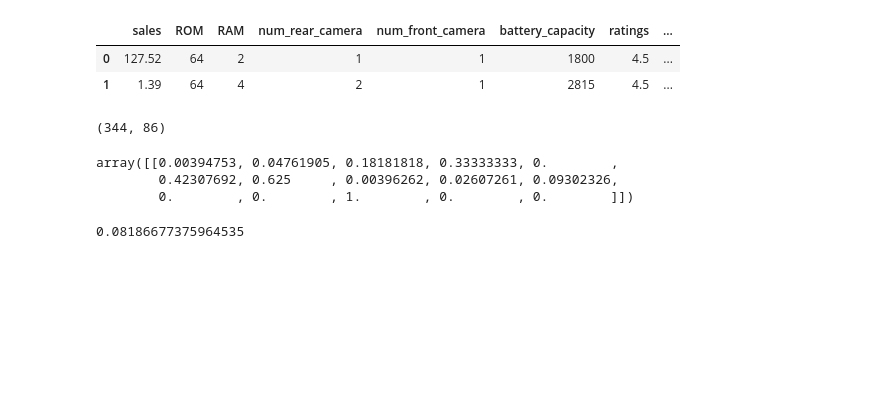
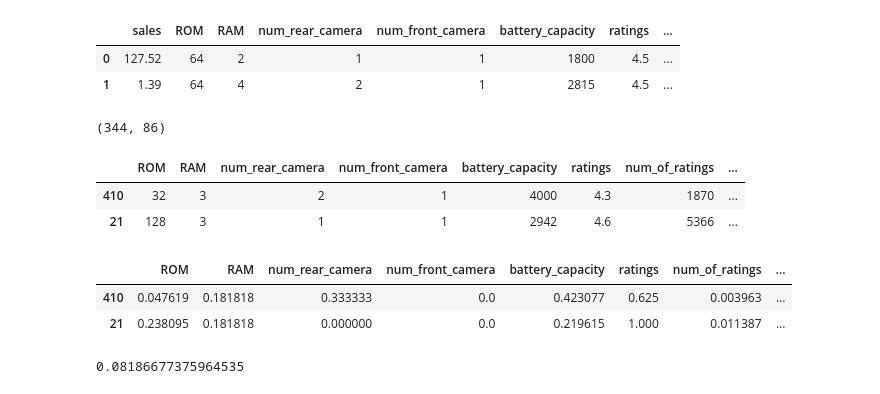
Before and after one commit to smjune/ipynb, a Jupyter notebook: dessa/set_03_answer.ipynb, the cells around one changed output. Cells and saved outputs as stored; diff of their text form; code cells hidden in the pictures; blank space fills up the shorter version.

```diff
--- a/dessa/set_03_answer.ipynb
+++ b/dessa/set_03_answer.ipynb
@@ -108,5 +135,11 @@ df_train, df_test = train_test_split(df_q3_dum, train_size = 0.8,
 len(df_train), len(df_test)
 # %% [output]
 (344, 86)
+# %%
+df_train.head(2)
+# %% [output]
+|  | ROM | RAM | num_rear_camera | num_front_camera | battery_capacity | ratings | num_of_ratings | ... |
+| 410 | 32 | 3 | 2 | 1 | 4000 | 4.3 | 1870 | ... |
+| 21 | 128 | 3 | 1 | 1 | 2942 | 4.6 | 5366 | ... |
 # %%
 model_nor = MinMaxScaler().fit(df_train)
@@ -115,9 +151,9 @@ arr_test_nor  = model_nor.transform(df_test)
 # %%
-arr_train_nor[:1, ]
+df_train_nor.head(2)
 # %% [output]
-array([[0.00394753, 0.04761905, 0.18181818, 0.33333333, 0.        ,
-        0.42307692, 0.625     , 0.00396262, 0.02607261, 0.09302326,
-        0.        , 0.        , 1.        , 0.        , 0.        ]])
+|  | ROM | RAM | num_rear_camera | num_front_camera | battery_capacity | ratings | num_of_ratings | ... |
+| 410 | 0.047619 | 0.181818 | 0.333333 | 0.0 | 0.423077 | 0.625 | 0.003963 | ... |
+| 21 | 0.238095 | 0.181818 | 0.000000 | 0.0 | 0.219615 | 1.000 | 0.011387 | ... |
 # %%
 ls_k = [3, 5, 7, 9, 11]
 k = ls_k[0]
```
Also changed, not shown: parts of 10 cells of this notebook, 4 other files.
